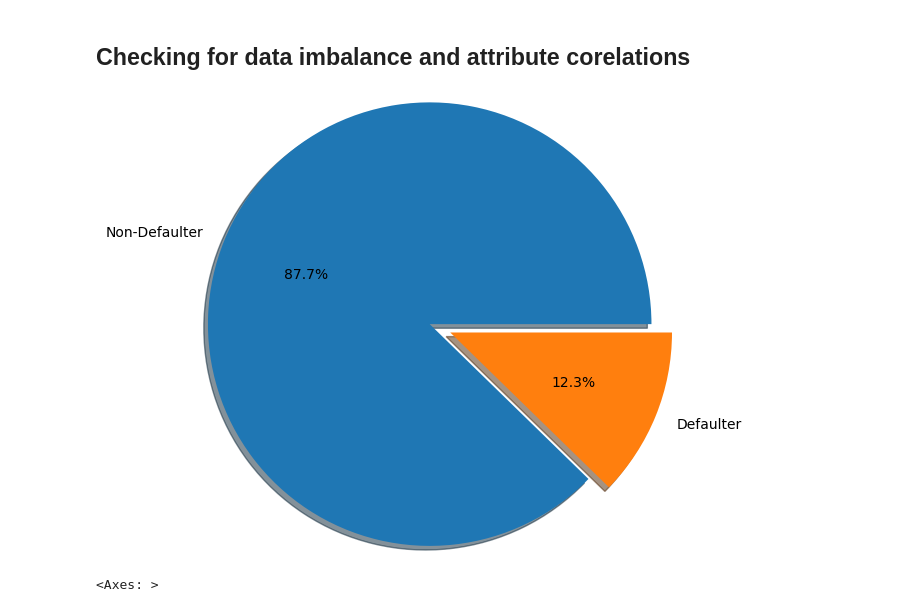
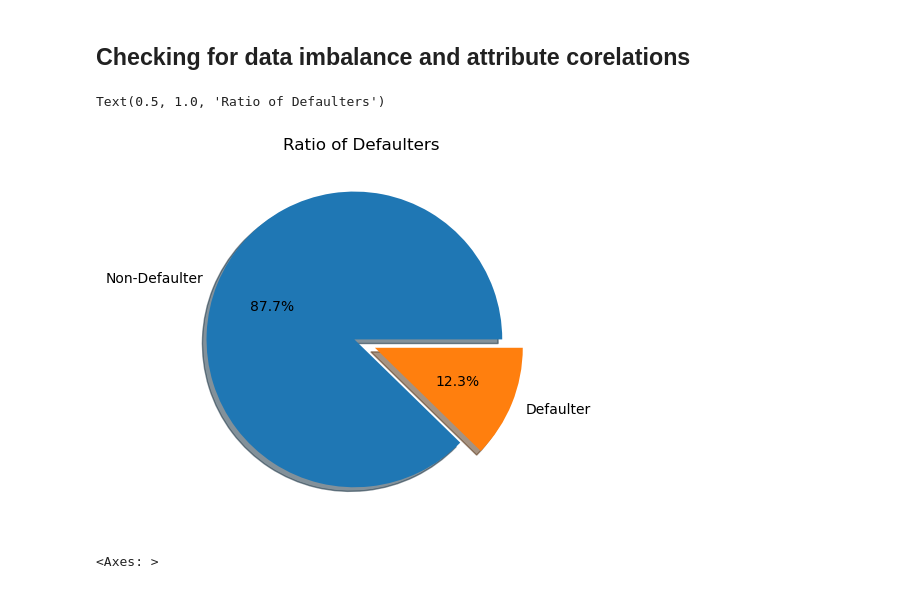
Before and after one commit to Gabinson200/CITI_2023_Summer_Intern, a Jupyter notebook: defult_data_visualization0.1.ipynb, the cells around one changed output. Cells and saved outputs as stored; diff of their text form; code cells hidden in the pictures.

```diff
--- a/defult_data_visualization0.1.ipynb
+++ b/defult_data_visualization0.1.ipynb
@@ -49,10 +51,13 @@ None
 # %% [markdown]
 ## Checking for data imbalance and attribute corelations
 # %%
+fig, ax = plt.subplots()
 r = df.groupby('Risk_Flag')['Risk_Flag'].count()
-plt.pie(r, explode=[0.05, 0.1], labels=['Non-Defaulter', 'Defaulter'], radius=1.5, autopct='%1.1f%%',  shadow=True);
+ax.pie(r, explode=[0.05, 0.1], labels=['Non-Defaulter', 'Defaulter'], autopct='%1.1f%%',  shadow=True)
+ax.set_title("Ratio of Defaulters")
 # %% [output]
+Text(0.5, 1.0, 'Ratio of Defaulters')
-[figure, old version]
+[figure, new version]
 # %%
 #Shows corelation between variables
 sns.heatmap(df.corr(), annot=True)
```
Also changed, not shown: parts of 7 cells of this notebook.
